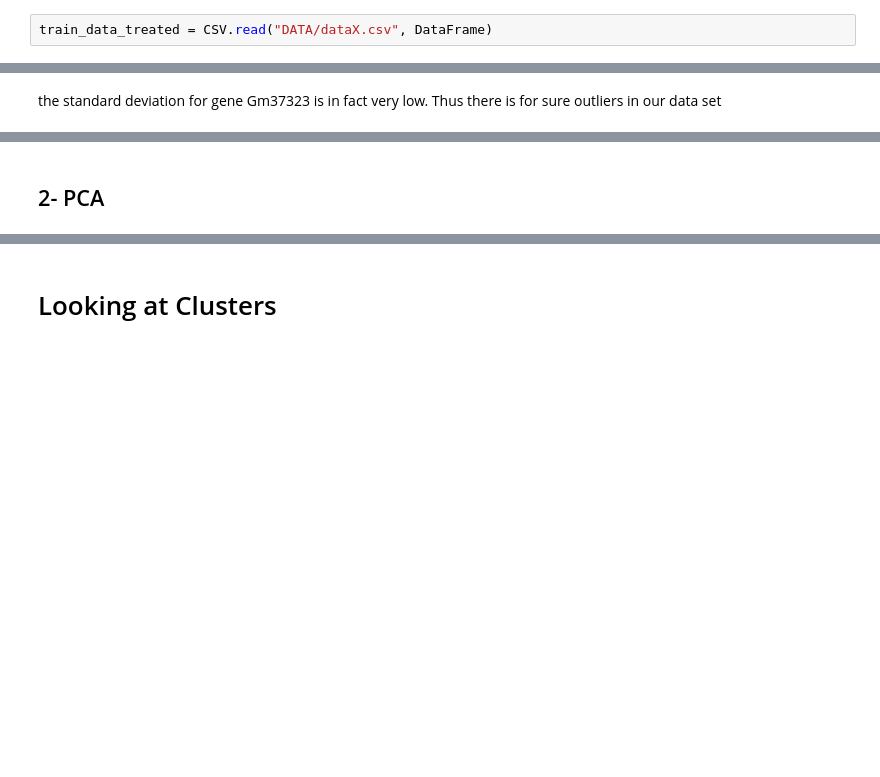
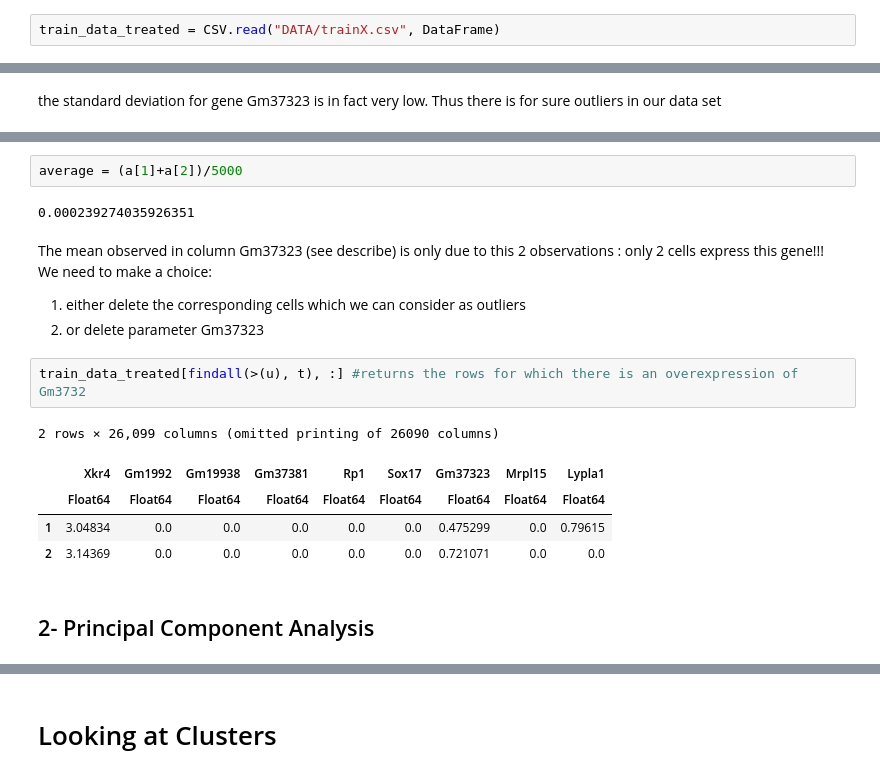
Before and after one commit to eliamounier/Brain-cells-lab-condition, a Jupyter notebook: visualisation.ipynb, the cells around one changed output, grey strips where cells are left out. Drawn from its saved outputs; the diff is of its cells as text; blank space fills up the shorter version.

```diff
--- a/visualisation.ipynb
+++ b/visualisation.ipynb
@@ -77,5 +77,5 @@ In Data_treatment.jl :
 - we tested if we had missing data: none found
 - we removed
 # %%
-train_data_treated = CSV.read("DATA/dataX.csv", DataFrame)
+train_data_treated = CSV.read("DATA/trainX.csv", DataFrame)
 # %% [output]
@@ -161,2 +144,19 @@ DimensionMismatch: DimensionMismatch("arrays could not be broadcast to a common
+# %%
+average = (a[1]+a[2])/5000
+# %% [output]
+0.000239274035926351
+# %% [markdown]
+The mean observed in column Gm37323 (see describe) is only due to this 2 observations : only 2 cells express this gene!!!
+We need to make a choice:
+1) either delete the corresponding cells which we can consider as outliers
+2) or delete parameter Gm37323
+# %%
+train_data_treated[findall(>(u), t), :] #returns the rows for which there is an overexpression of Gm3732
+# %% [output]
+2 rows × 26,099 columns (omitted printing of 26090 columns)
+|  | Xkr4 | Gm1992 | Gm19938 | Gm37381 | Rp1 | Sox17 | Gm37323 | Mrpl15 | Lypla1 |
+|  | Float64 | Float64 | Float64 | Float64 | Float64 | Float64 | Float64 | Float64 | Float64 |
+| 1 | 3.04834 | 0.0 | 0.0 | 0.0 | 0.0 | 0.0 | 0.475299 | 0.0 | 0.79615 |
+| 2 | 3.14369 | 0.0 | 0.0 | 0.0 | 0.0 | 0.0 | 0.721071 | 0.0 | 0.0 |
 # %% [markdown]
-## 2- PCA
+## 2- Principal Component Analysis
```
Also changed, not shown: parts of 19 cells of this notebook.
